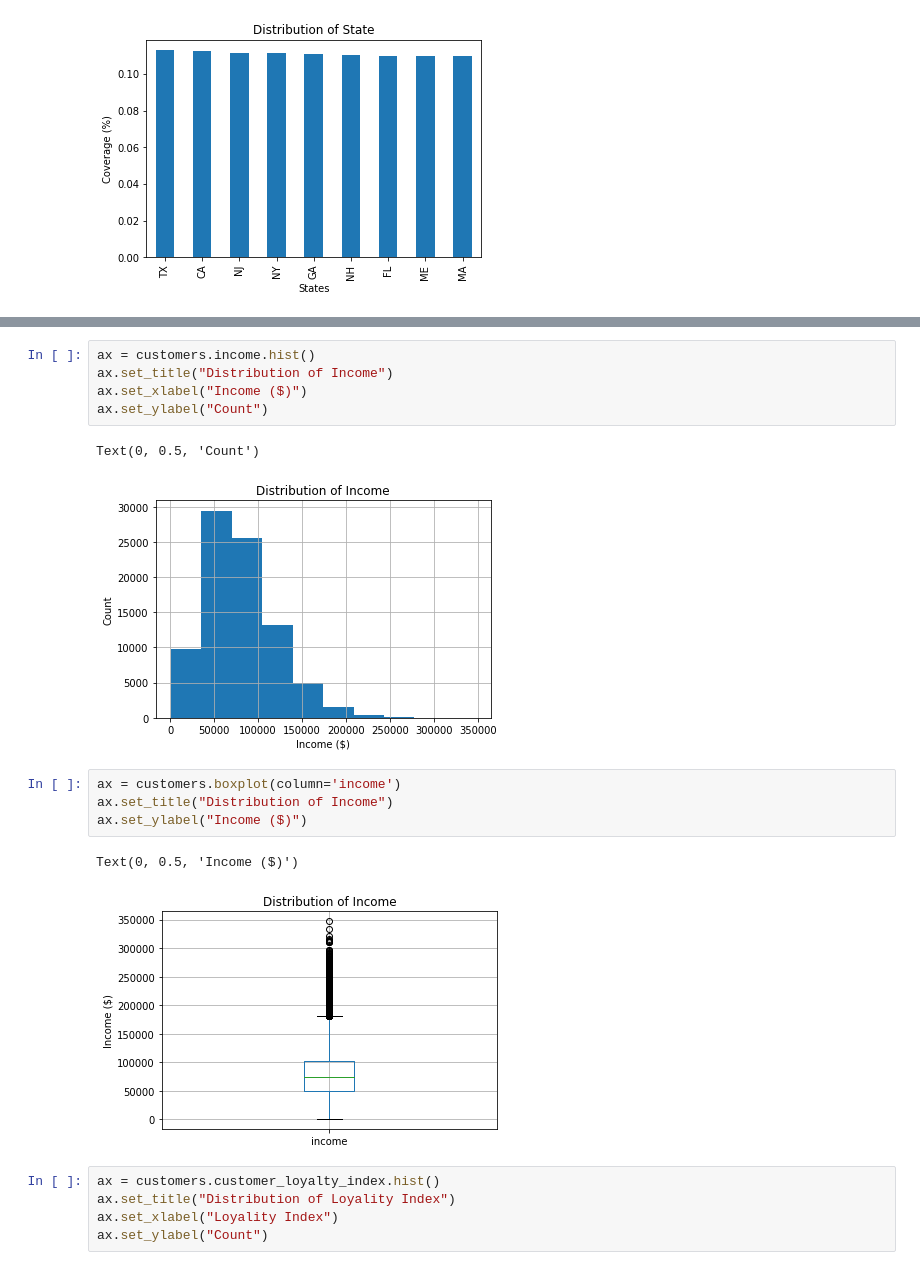
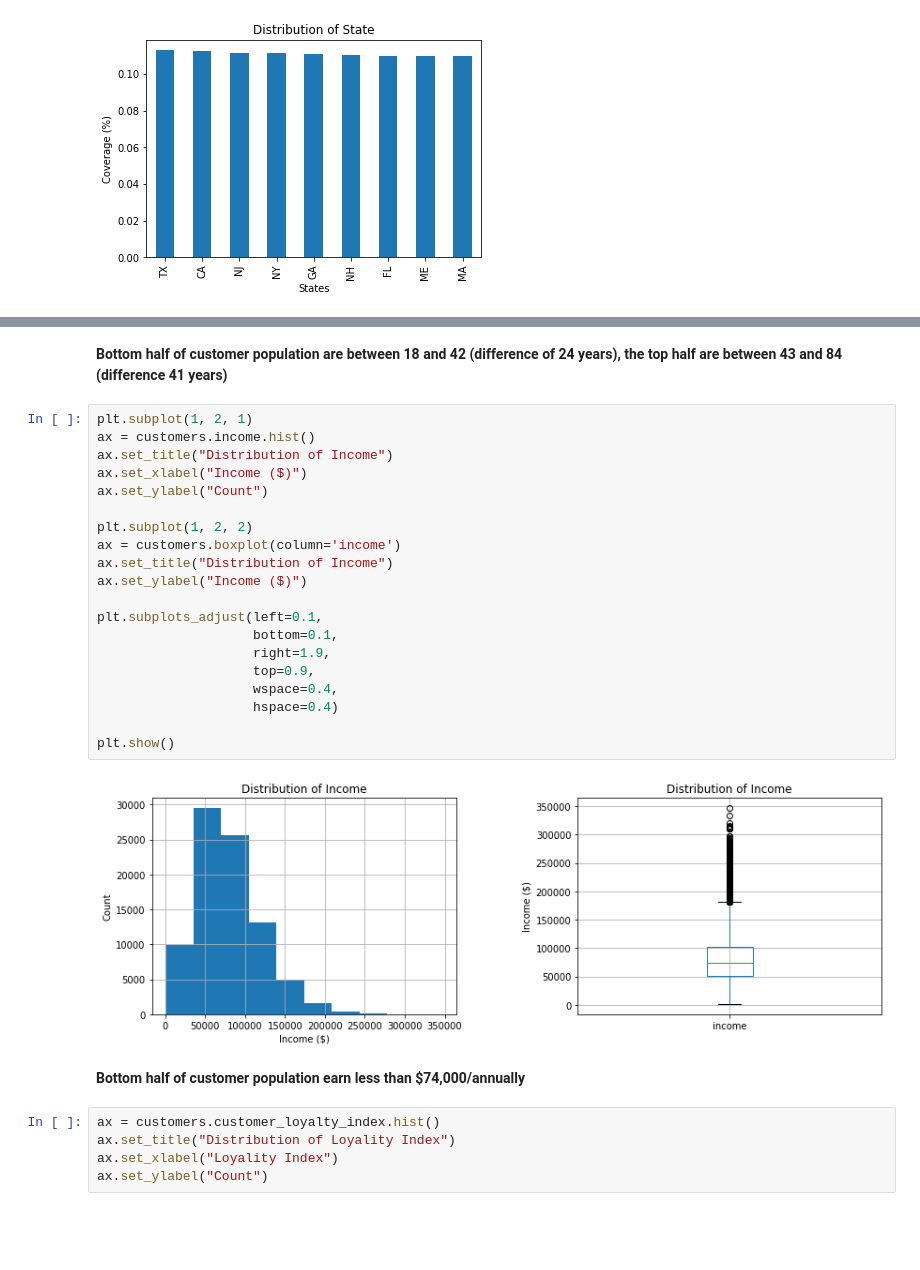
Before and after one commit to jacobweiss2305/ltv-model, a Jupyter notebook: model/notebooks/main.ipynb, the cells around one changed output, grey strips where cells are left out. Saved outputs shown, nothing was run; the diff lists cells and outputs as text; blank space fills up the shorter version.

```diff
--- a/model/notebooks/main.ipynb
+++ b/model/notebooks/main.ipynb
@@ -94,18 +130,29 @@ Text(0, 0.5, 'Years')
+# %% [markdown]
+__Bottom half of customer population are between 18 and 42 (difference of 24 years), the top half are between 43 and 84 (difference 41 years)__
 # %%
+plt.subplot(1, 2, 1)
 ax = customers.income.hist()
 ax.set_title("Distribution of Income")
 ax.set_xlabel("Income ($)")
 ax.set_ylabel("Count")
+
+plt.subplot(1, 2, 2)
+ax = customers.boxplot(column='income')
+ax.set_title("Distribution of Income")
+ax.set_ylabel("Income ($)")
+
+plt.subplots_adjust(left=0.1,
+                    bottom=0.1,
+                    right=1.9,
+                    top=0.9,
+                    wspace=0.4,
+                    hspace=0.4)
+
+plt.show()
 # %% [output]
-Text(0, 0.5, 'Count')
-[figure, old version]
+[figure, new version]
-# %%
-ax = customers.boxplot(column='income')
-ax.set_title("Distribution of Income")
-ax.set_ylabel("Income ($)")
-# %% [output]
-Text(0, 0.5, 'Income ($)')
-[figure, removed]
+# %% [markdown]
+__Bottom half of customer population earn less than $74,000/annually__
 # %%
 ax = customers.customer_loyalty_index.hist()
 ax.set_title("Distribution of Loyality Index")
```
Also changed, not shown: parts of 58 cells of this notebook, 2 other files.
